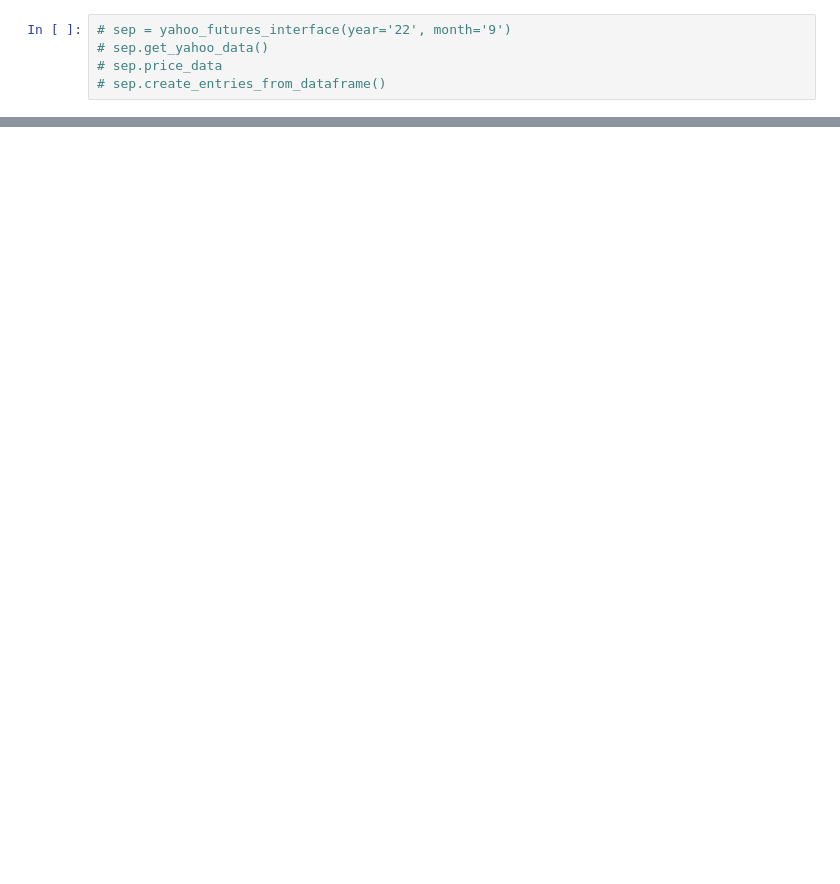
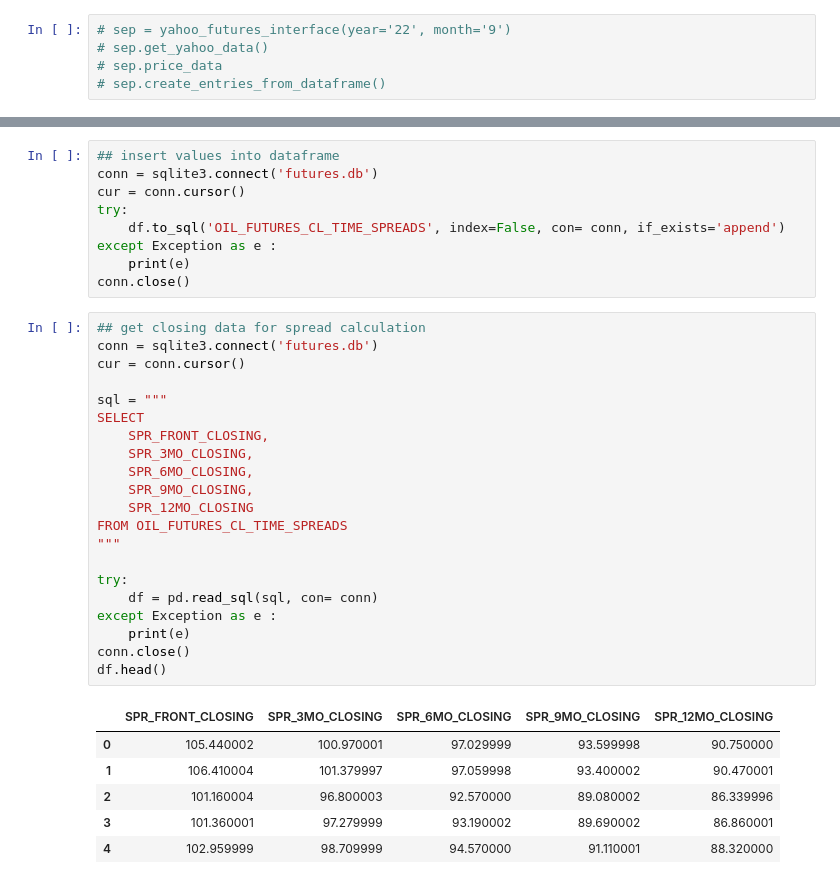
Before and after one commit to karimwitani/future_data_manager, a Jupyter notebook: scratch.ipynb, the cells around one changed output, grey strips where cells are left out. Saved outputs shown, nothing was run; the diff lists cells and outputs as text; blank space fills up the shorter version.

```diff
--- a/scratch.ipynb
+++ b/scratch.ipynb
@@ -282,0 +931,37 @@ Error:
+# %%
+## insert values into dataframe
+conn = sqlite3.connect('futures.db')
+cur = conn.cursor()
+try:
+    df.to_sql('OIL_FUTURES_CL_TIME_SPREADS', index=False, con= conn, if_exists='append')
+except Exception as e :
+    print(e)
+conn.close()
+# %%
+## get closing data for spread calculation
+conn = sqlite3.connect('futures.db')
+cur = conn.cursor()
+
+sql = """
+SELECT
+    SPR_FRONT_CLOSING,
+    SPR_3MO_CLOSING,
+    SPR_6MO_CLOSING,
+    SPR_9MO_CLOSING,
+    SPR_12MO_CLOSING
+FROM OIL_FUTURES_CL_TIME_SPREADS
+"""
+
+try:
+    df = pd.read_sql(sql, con= conn)
+except Exception as e :
+    print(e)
+conn.close()
+df.head()
+# %% [output]
+|  | SPR_FRONT_CLOSING | SPR_3MO_CLOSING | SPR_6MO_CLOSING | SPR_9MO_CLOSING | SPR_12MO_CLOSING |
+| 0 | 105.440002 | 100.970001 | 97.029999 | 93.599998 | 90.750000 |
+| 1 | 106.410004 | 101.379997 | 97.059998 | 93.400002 | 90.470001 |
+| 2 | 101.160004 | 96.800003 | 92.570000 | 89.080002 | 86.339996 |
+| 3 | 101.360001 | 97.279999 | 93.190002 | 89.690002 | 86.860001 |
+| 4 | 102.959999 | 98.709999 | 94.570000 | 91.110001 | 88.320000 |
```
Also changed, not shown: parts of 54 cells of this notebook, 4 other files.
